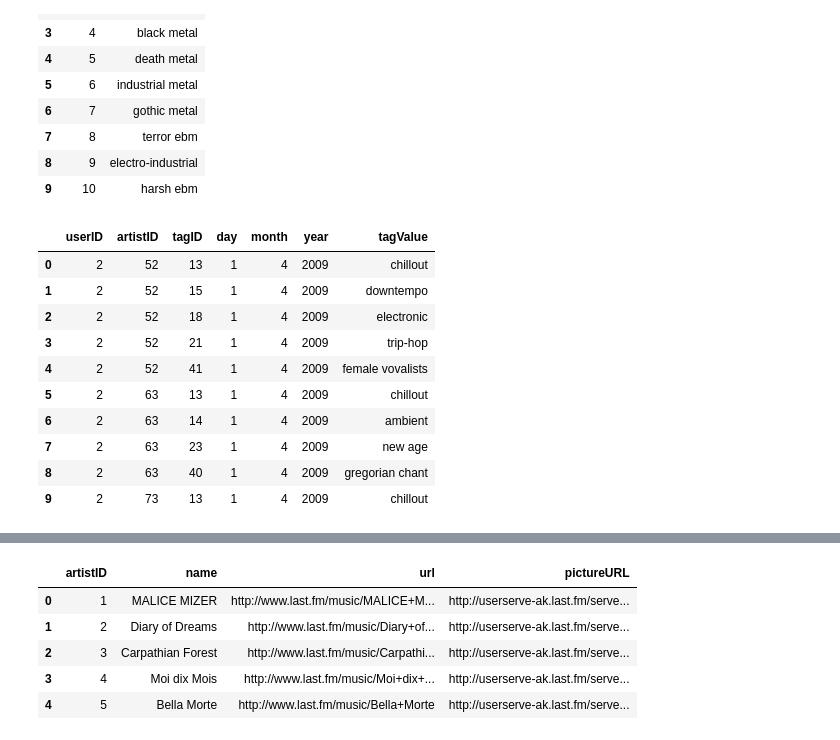
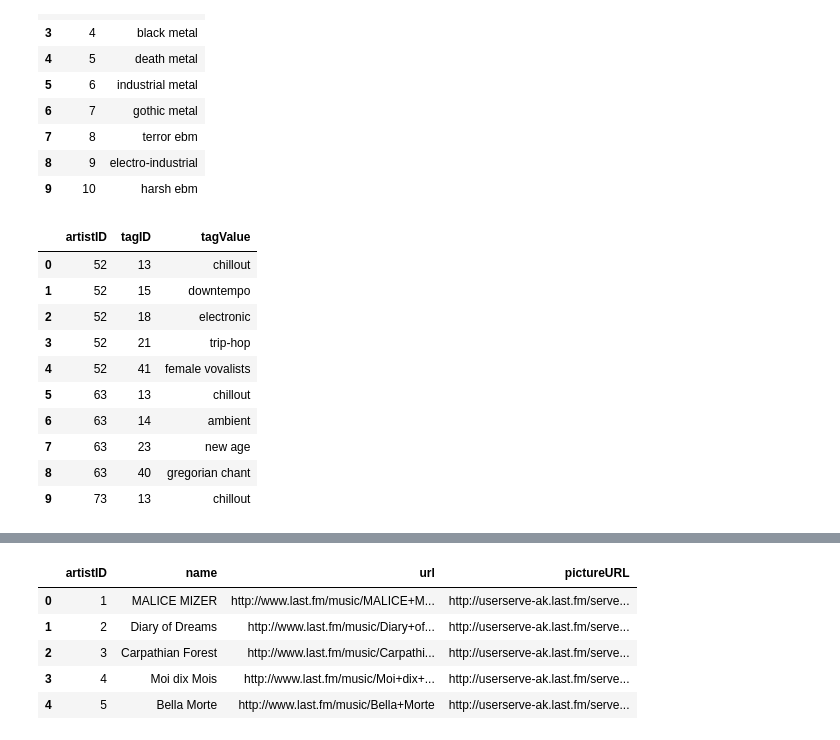
Before and after one commit to fercab24/SistemasDeRecomendacion, a Jupyter notebook: practico.ipynb, the cells around one changed output, grey strips where cells are left out. Cells and saved outputs as stored; diff of their text form; code cells hidden in the pictures.

Commit message:
fixing bugs with formating content based filtering

```diff
--- a/practico.ipynb
+++ b/practico.ipynb
@@ -594,19 +575,21 @@ tags.head(10)
 # %%
 # Merging dataframe for easy access
 # how left: use only keys from left frame, similar to a SQL left outer join; preserve key order.
 # Column or index level names to join on. These must be found in both DataFrames. If on is None and not merging on indexes then this defaults to the intersection of the columns in both DataFrames.
 
 content_df = user_tags_artirts.merge(tags, how='left', on=["tagID"])
+content_df = content_df.drop(columns=['userID','day', 'month', 'year'])
+content_df = content_df.drop_duplicates()
 content_df.head(10)
 # %% [output]
-|  | userID | artistID | tagID | day | month | year | tagValue |
-| 0 | 2 | 52 | 13 | 1 | 4 | 2009 | chillout |
-| 1 | 2 | 52 | 15 | 1 | 4 | 2009 | downtempo |
-| 2 | 2 | 52 | 18 | 1 | 4 | 2009 | electronic |
-| 3 | 2 | 52 | 21 | 1 | 4 | 2009 | trip-hop |
-| 4 | 2 | 52 | 41 | 1 | 4 | 2009 | female vovalists |
-| 5 | 2 | 63 | 13 | 1 | 4 | 2009 | chillout |
-| 6 | 2 | 63 | 14 | 1 | 4 | 2009 | ambient |
-| 7 | 2 | 63 | 23 | 1 | 4 | 2009 | new age |
-| 8 | 2 | 63 | 40 | 1 | 4 | 2009 | gregorian chant |
-| 9 | 2 | 73 | 13 | 1 | 4 | 2009 | chillout |
+|  | artistID | tagID | tagValue |
+| 0 | 52 | 13 | chillout |
+| 1 | 52 | 15 | downtempo |
+| 2 | 52 | 18 | electronic |
+| 3 | 52 | 21 | trip-hop |
+| 4 | 52 | 41 | female vovalists |
+| 5 | 63 | 13 | chillout |
+| 6 | 63 | 14 | ambient |
+| 7 | 63 | 23 | new age |
+| 8 | 63 | 40 | gregorian chant |
+| 9 | 73 | 13 | chillout |
```
Also changed, not shown: parts of 25 cells of this notebook.
